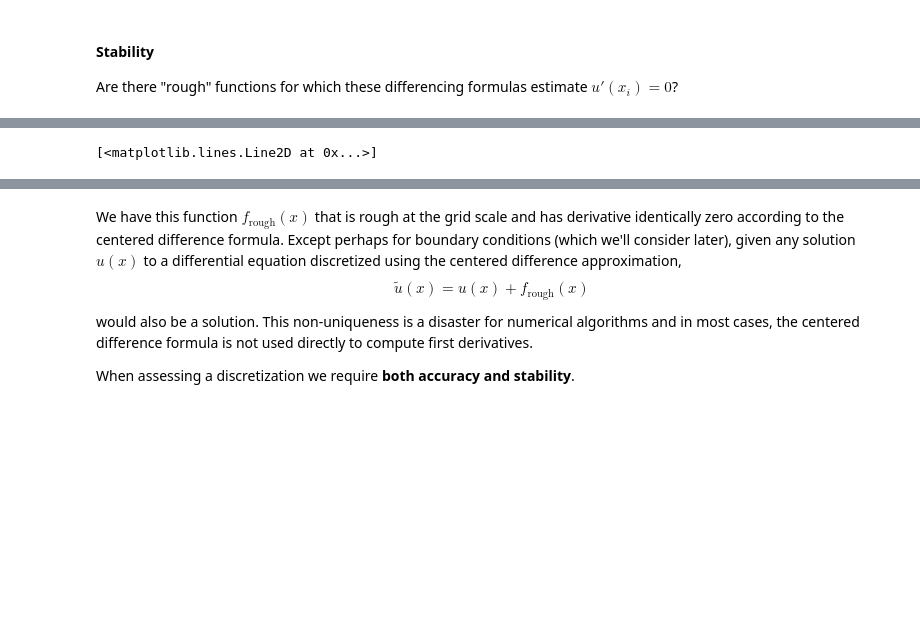
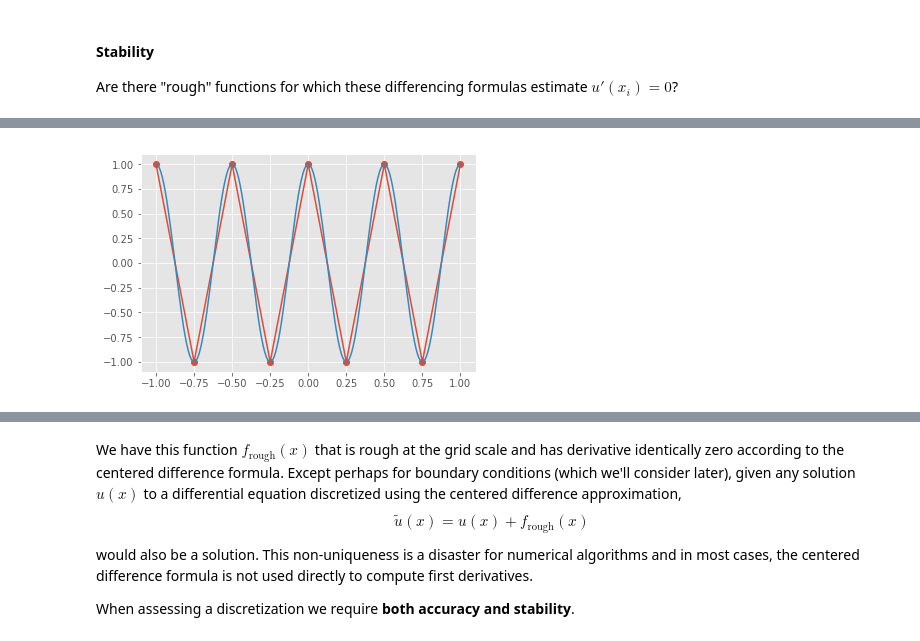
Before and after one commit to cu-numpde/numpde-fall2018, a Jupyter notebook: FiniteDifference.ipynb, the cells around one changed output, grey strips where cells are left out. Saved outputs shown, nothing was run; the diff lists cells and outputs as text; code cells hidden in the pictures; blank space fills up the shorter version.

```diff
--- a/FiniteDifference.ipynb
+++ b/FiniteDifference.ipynb
@@ -121,7 +112,6 @@ def f_rough(x):
 def fp_rough(x):
     return -4*numpy.pi * numpy.sin(4*numpy.pi*x)
 
-pyplot.figure()
 pyplot.plot(x, f_rough(x), 'o-')
-pyplot.plot(xfine, f_rough(xfine), '-')
+pyplot.plot(xfine, f_rough(xfine), '-');
 # %% [output]
@@ -130,2 +118,2 @@ pyplot.plot(xfine, f_rough(xfine), '-')
-[<matplotlib.lines.Line2D at 0x...>]
+[figure, added]
 # %%
```
Also changed, not shown: parts of 20 cells of this notebook.
